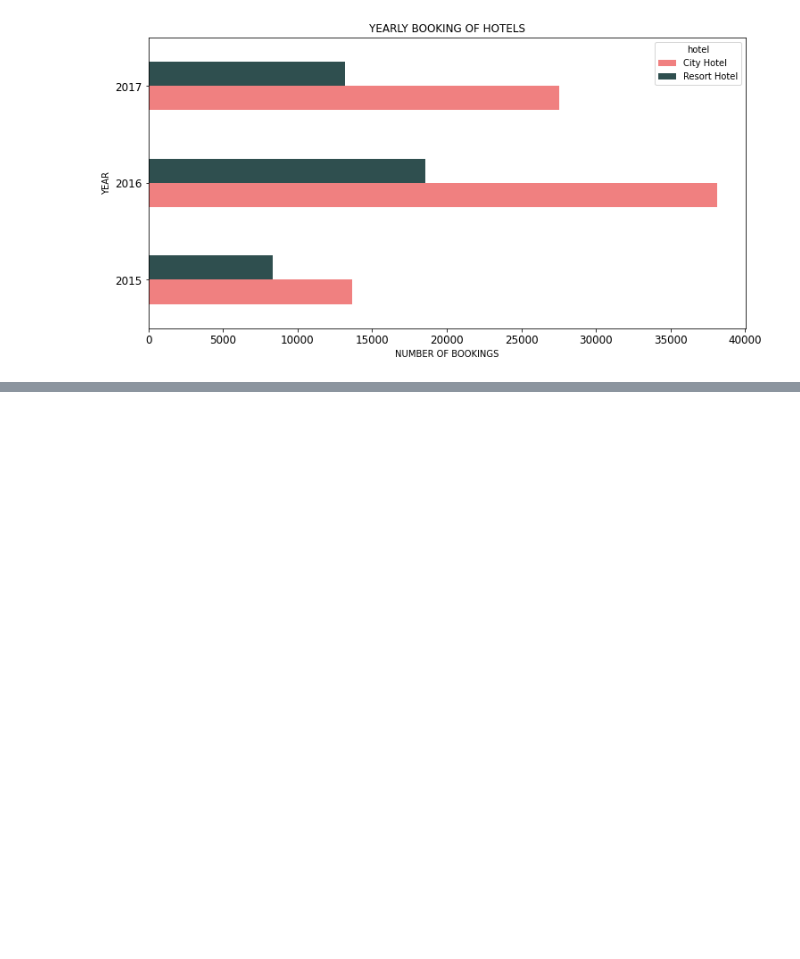
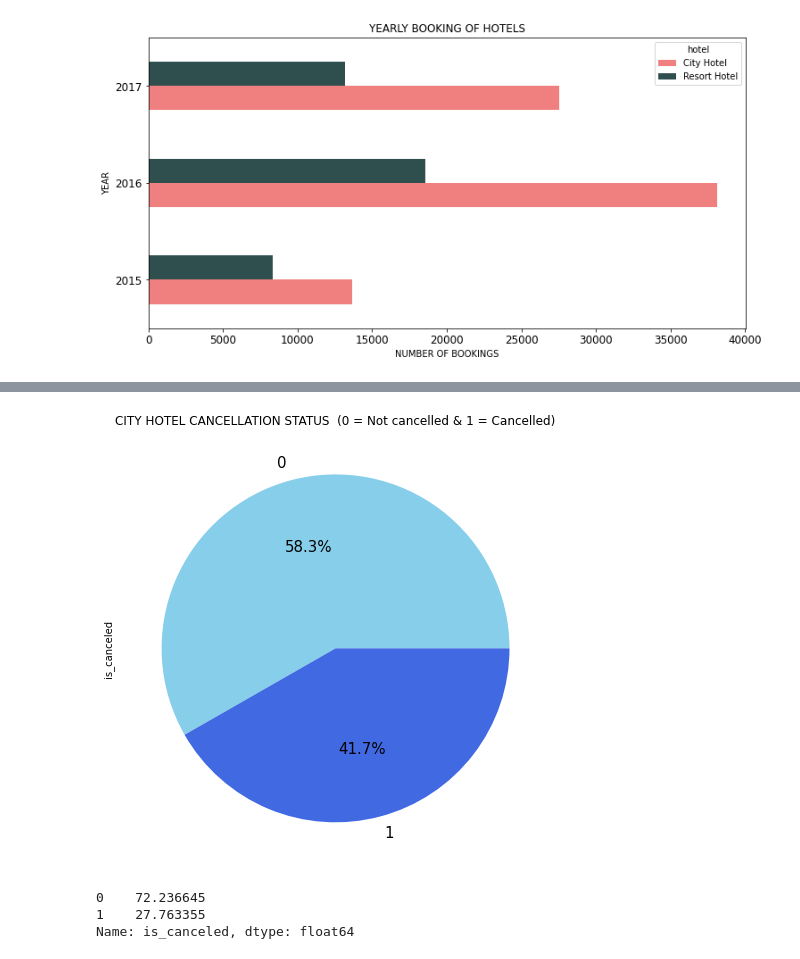
Before and after one commit to Arka1212/Hotel-Booking-Analysis, a Jupyter notebook: Hotel_Booking_Analysis_Capstone_Project.ipynb, the cells around one changed output, grey strips where cells are left out. Saved outputs shown, nothing was run; the diff lists cells and outputs as text; code cells hidden in the pictures; blank space fills up the shorter version.

```diff
--- a/Hotel_Booking_Analysis_Capstone_Project.ipynb
+++ b/Hotel_Booking_Analysis_Capstone_Project.ipynb
@@ -399,0 +436,16 @@ plt.show()
+# %%
+# Plotting it in pie chart.
+cancellation_city_hotel.plot(kind='pie',colors=['skyblue','royalblue'],autopct ='%1.1f%%',figsize =(8,8),fontsize = 15)
+plt.title('CITY HOTEL CANCELLATION STATUS  (0 = Not cancelled & 1 = Cancelled)')
+plt.show()
+# %% [output]
+[figure, added]
+# %%
+# Cancellation percentage of 'Resort Hotel'.
+resort_hotel_cancellation = new_hotel_df[new_hotel_df['hotel'] == 'Resort Hotel']
+cancellation_resort_hotel = resort_hotel_cancellation['is_canceled'].value_counts(normalize=True)*100
+cancellation_resort_hotel
+# %% [output]
+0    72.236645
+1    27.763355
+Name: is_canceled, dtype: float64
```
Also changed, not shown: parts of 24 cells of this notebook.
